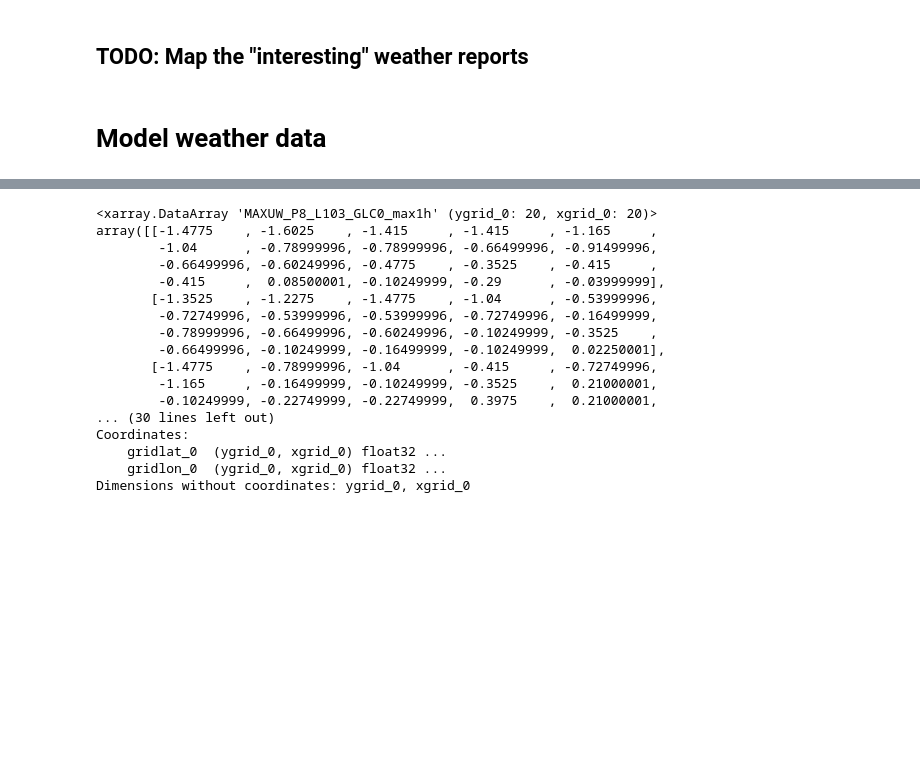
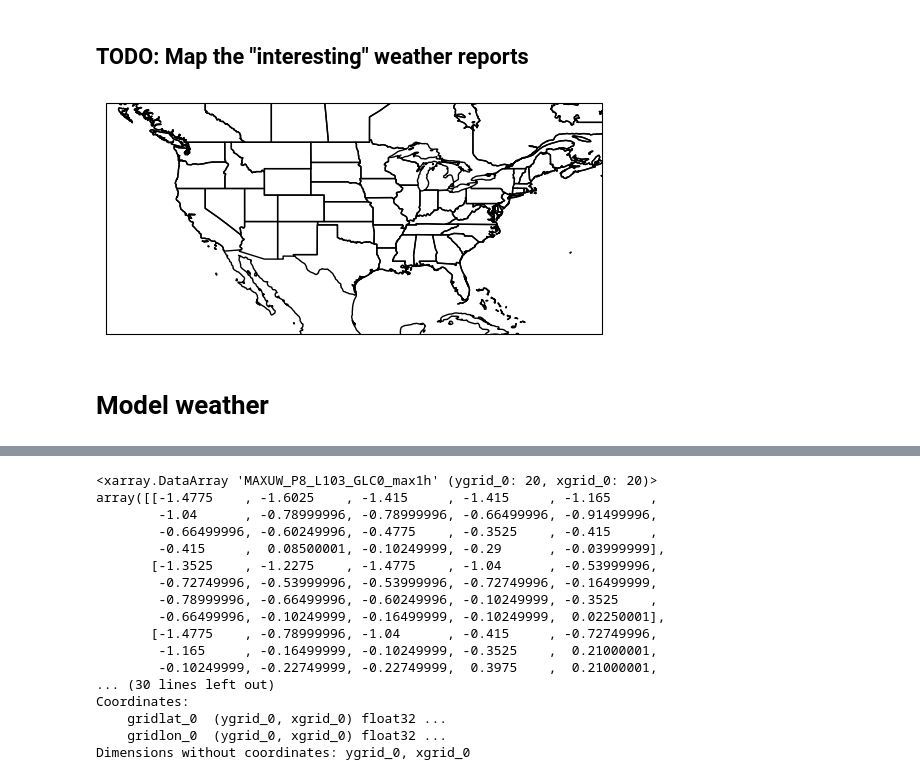
Before and after one commit to alex-schein-NOAA/data-transfer-tool, a Jupyter notebook: Notebook.ipynb, the cells around one changed output, grey strips where cells are left out. Saved outputs shown, nothing was run; the diff lists cells and outputs as text; code cells hidden in the pictures; blank space fills up the shorter version.

```diff
--- a/Notebook.ipynb
+++ b/Notebook.ipynb
@@ -99,8 +122,31 @@ report_data
 ## TODO: Map the "interesting" weather reports ##
 # %%
 import cartopy.crs as ccrs
+figure = plt.figure()
+
+ax = figure.add_subplot(1,1,1,projection=ccrs.PlateCarree())
+ax.add_feature(cfeature.COASTLINE)
+ax.add_feature(cfeature.STATES)
+ax.set_extent(
+    [-135, -60, 20, 55],
+    crs=crs.PlateCarree()
+)
+plt.scatter(
+    x = report_data["Lon"],
+    y = report_data["Lat"],
+    color="red",
+    s=4,
+    alpha=1,
+    transform=ccrs.PlateCarree()
+)
+
+
+
+plt.show()
+# %% [output]
+[figure, added]
 # %% [markdown]
-# Model weather data #
+# Model weather  #
 # %%
 from RFFS import rffs
 #Inputs storm_report row and the forecast hour
```
Also changed, not shown: parts of 26 cells of this notebook, 6 other files.
